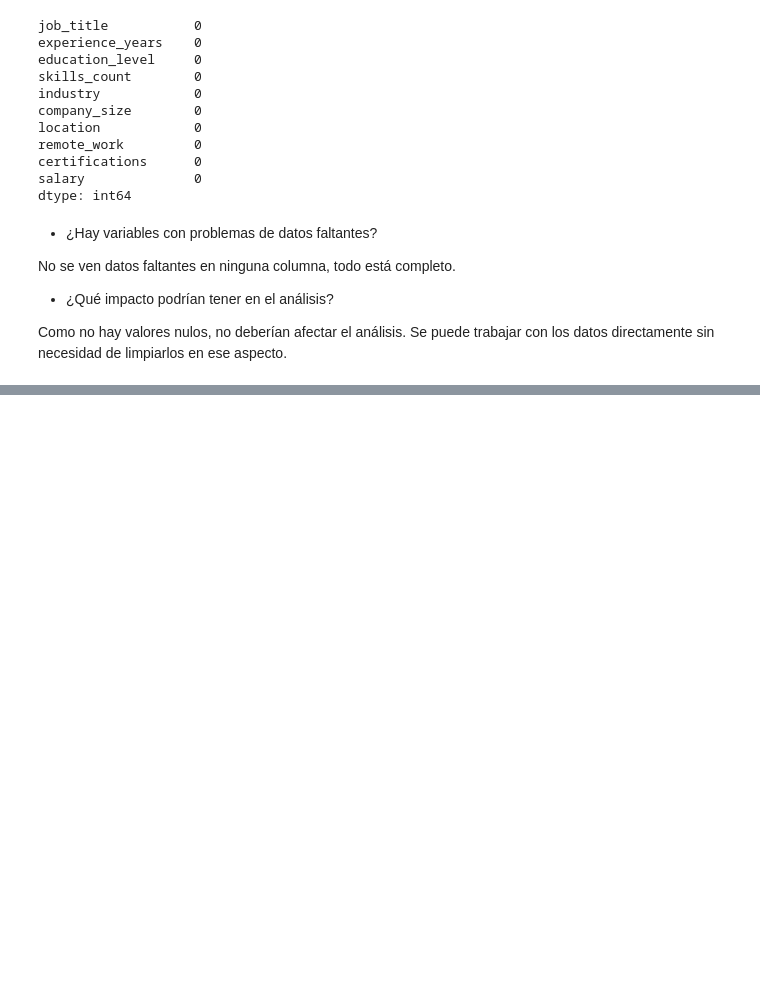
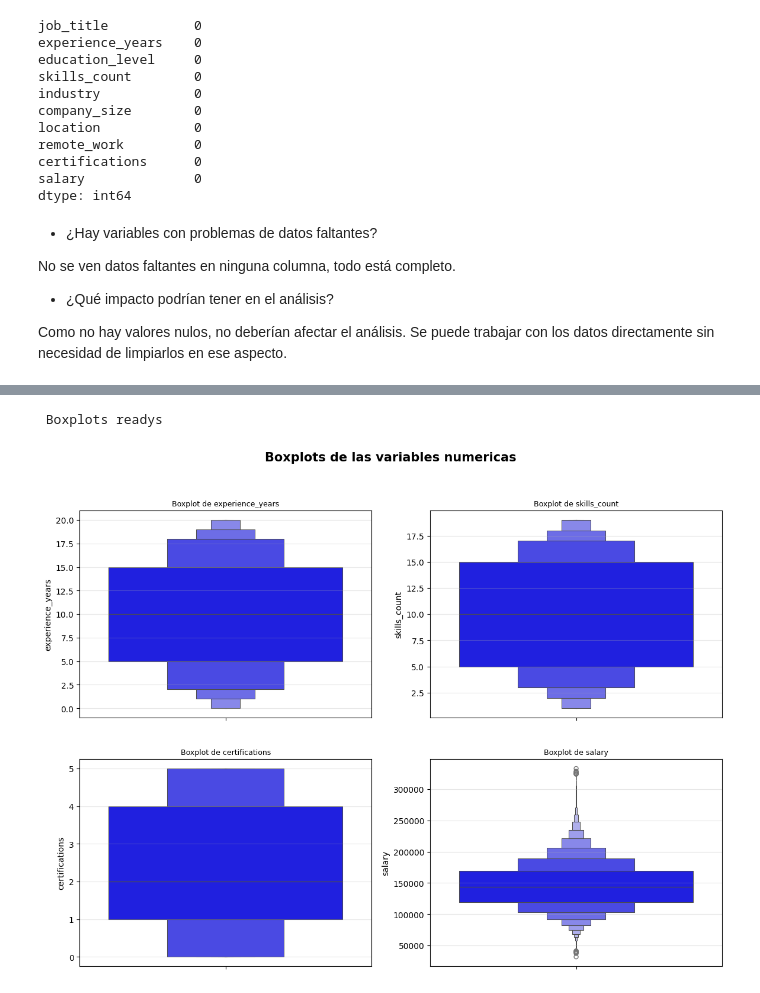
Before and after one commit to garciadejesustrianaolivadia165-a11y/proyecto-final-estadistica, a Jupyter notebook: analisis_salarios.ipynb, the cells around one changed output, grey strips where cells are left out. Saved outputs shown, nothing was run; the diff lists cells and outputs as text; code cells hidden in the pictures; blank space fills up the shorter version.

```diff
--- a/analisis_salarios.ipynb
+++ b/analisis_salarios.ipynb
@@ -313,0 +379,18 @@ Como no hay valores nulos, no deberían afectar el análisis. Se puede trabajar
+# %%
+# 4. Análisis de variables numéricas
+#- Boxplots
+
+fig, axes = plt.subplots(2, 2, figsize=(14, 10))
+fig.suptitle('Boxplots de las variables numericas', fontsize=15, fontweight='bold')
+
+for i,col in enumerate(cols_num):
+    ax = axes[i//2][i%2]
+    sns.boxenplot(data=df, y=col, color='blue', ax=ax)
+    ax.set_title(f'Boxplot de {col}', fontsize=9)
+    ax.set_label(col)
+    ax.grid(axis='y', alpha=0.3)
+
+print(" Boxplots readys")
+# %% [output]
+ Boxplots readys
+[figure, added]
```
Also changed, not shown: parts of 16 cells of this notebook.
